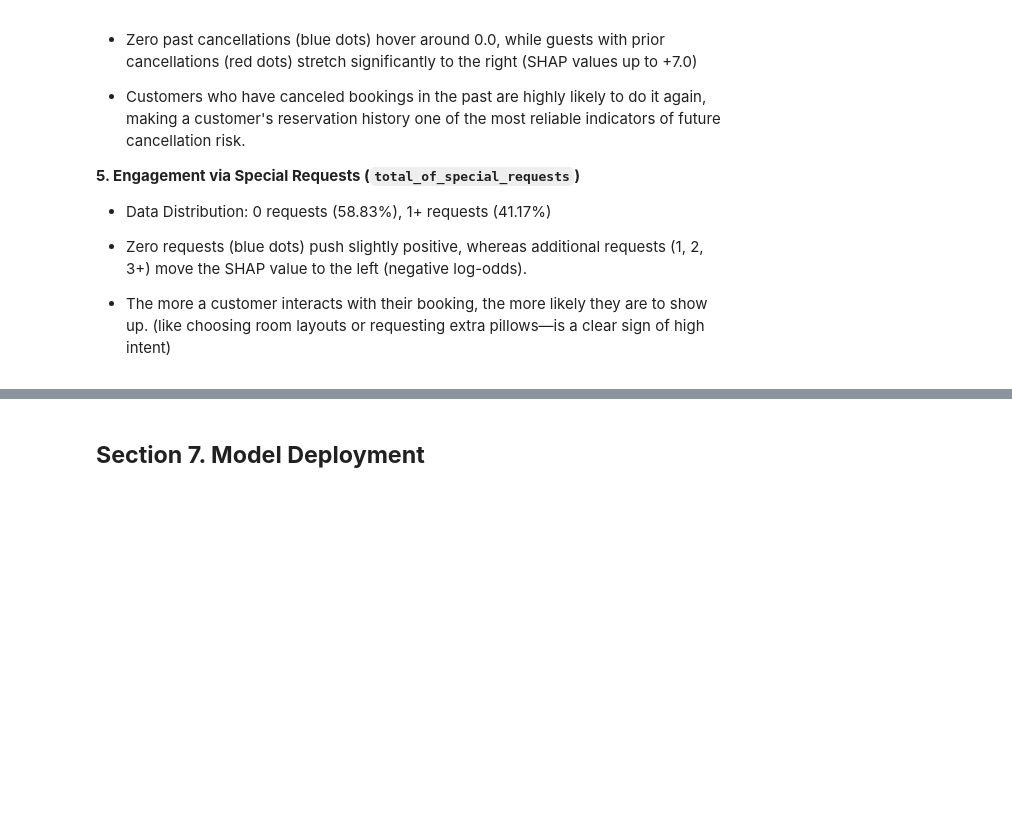
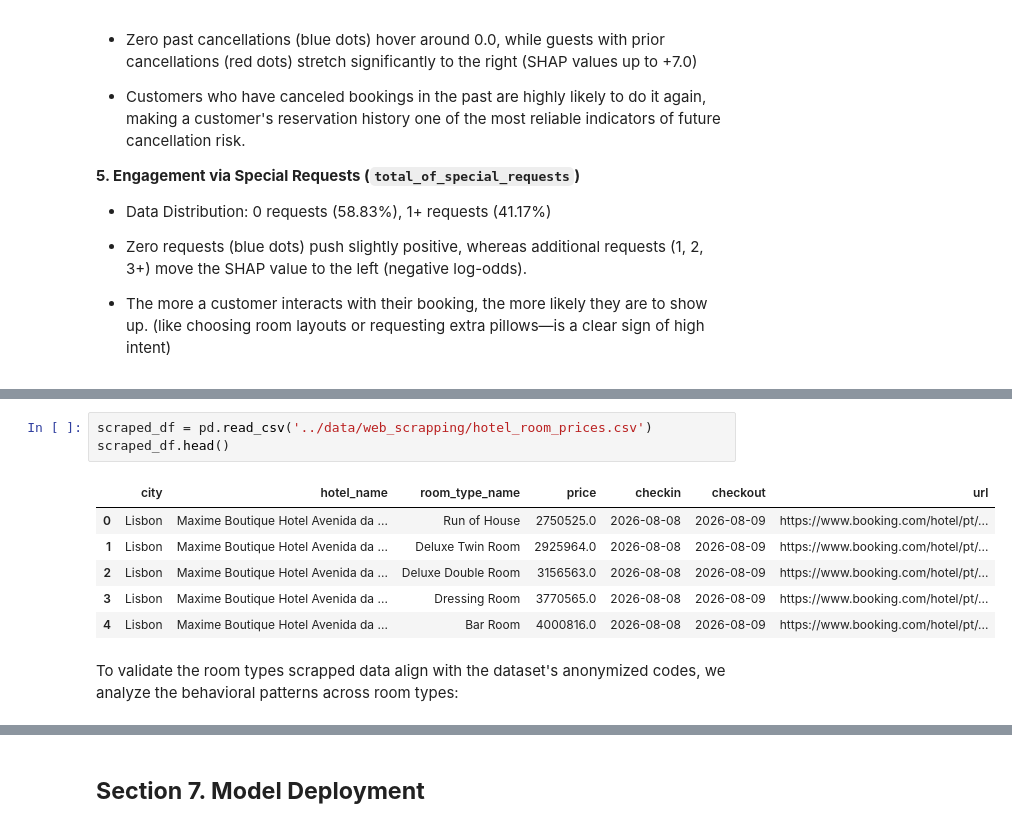
Before and after one commit to rafiandrianto/Capstone3, a Jupyter notebook: notebook/hotel_booking_cancellation.ipynb, the cells around one changed output, grey strips where cells are left out. Drawn from its saved outputs; the diff is of its cells as text; blank space fills up the shorter version.

```diff
--- a/notebook/1.0-bdp-notebook.ipynb
+++ b/notebook/hotel_booking_cancellation.ipynb
@@ -1632,0 +1660,12 @@ shap.plots.bar(shap_values, max_display=15)
+# %%
+scraped_df = pd.read_csv('../data/web_scrapping/hotel_room_prices.csv')
+scraped_df.head()
+# %% [output]
+|  | city | hotel_name | room_type_name | price | checkin | checkout | url |
+| 0 | Lisbon | Maxime Boutique Hotel Avenida da ... | Run of House | 2750525.0 | 2026-08-08 | 2026-08-09 | https://www.booking.com/hotel/pt/... |
+| 1 | Lisbon | Maxime Boutique Hotel Avenida da ... | Deluxe Twin Room | 2925964.0 | 2026-08-08 | 2026-08-09 | https://www.booking.com/hotel/pt/... |
+| 2 | Lisbon | Maxime Boutique Hotel Avenida da ... | Deluxe Double Room | 3156563.0 | 2026-08-08 | 2026-08-09 | https://www.booking.com/hotel/pt/... |
+| 3 | Lisbon | Maxime Boutique Hotel Avenida da ... | Dressing Room | 3770565.0 | 2026-08-08 | 2026-08-09 | https://www.booking.com/hotel/pt/... |
+| 4 | Lisbon | Maxime Boutique Hotel Avenida da ... | Bar Room | 4000816.0 | 2026-08-08 | 2026-08-09 | https://www.booking.com/hotel/pt/... |
+# %% [markdown]
+To validate the room types scrapped data align with the dataset's anonymized codes, we analyze the behavioral patterns across room types:
```
Also changed, not shown: parts of 23 cells of this notebook, 5 other files.
